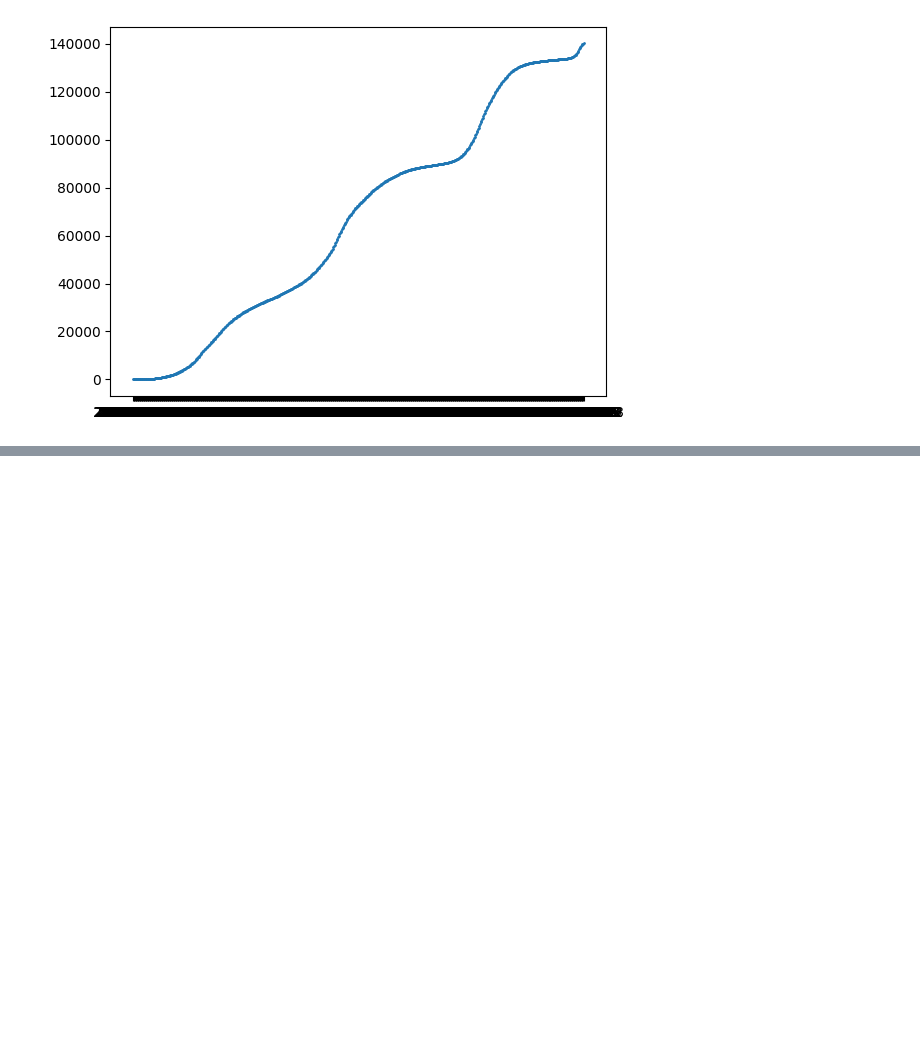
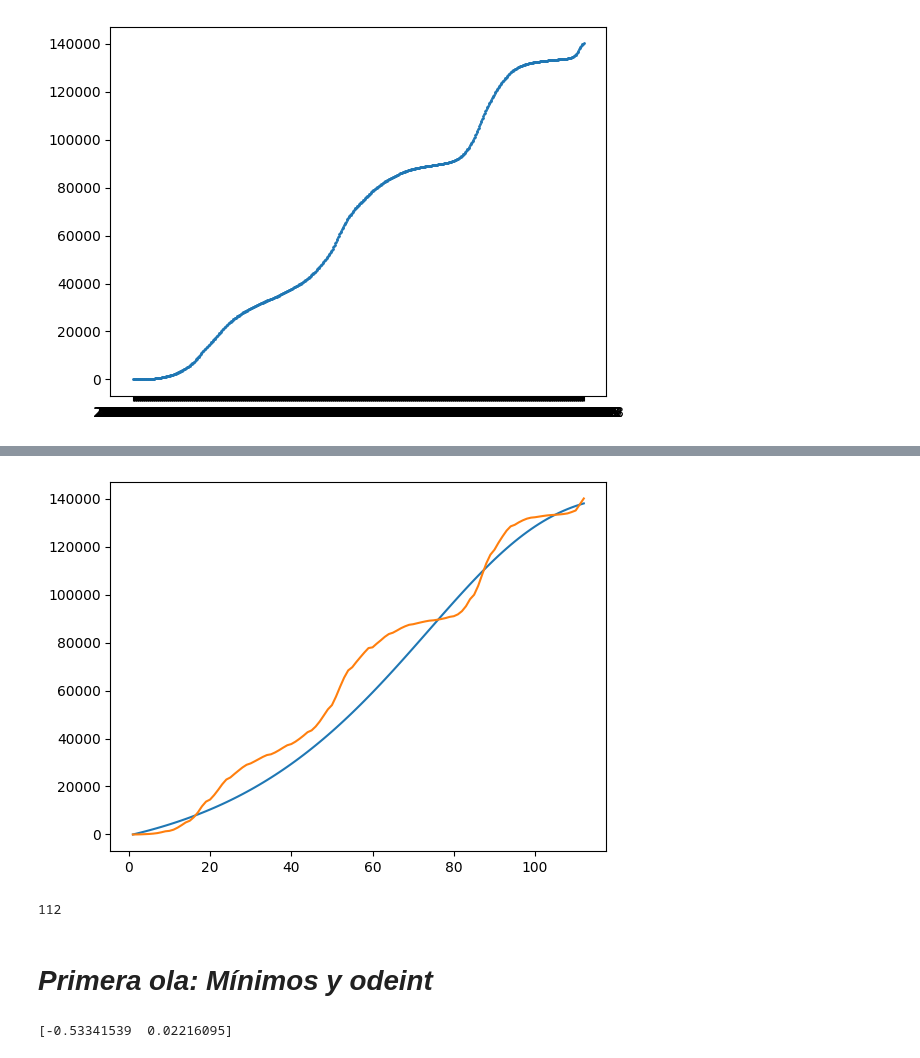
Before and after one commit to MCPMAlf/An-lisis-de-Datos, a Jupyter notebook: Proyecto3.ipynb, the cells around one changed output, grey strips where cells are left out. Saved outputs shown, nothing was run; the diff lists cells and outputs as text; code cells hidden in the pictures; blank space fills up the shorter version.

Commit message:
Primera aproximación de la primera ola usando Odeint.

```diff
--- a/Proyecto3.ipynb
+++ b/Proyecto3.ipynb
@@ -63,0 +142,10 @@ plt.scatter(Datos['FECHA_SINTOMAS'], Datos['Positivos_acumulados'], s = 1)
+# %%
+Acumulado_Semana = np.array(Datos.iloc[:,[1,3]].groupby('Semana').sum())
+
+for i in range(1, len(Acumulado_Semana)):
+  Acumulado_Semana[i] = Acumulado_Semana[i-1] + Acumulado_Semana[i]
+
+Acumulado_Semana = Acumulado_Semana.T.reshape(112,)
+Semanas = np.array(Datos['Semana'].unique())
+
+Acumulado_Semana
@@ -64 +167,67 @@ plt.scatter(Datos['FECHA_SINTOMAS'], Datos['Positivos_acumulados'], s = 1)
+# %%
+g_Inicial, b_Inicial = 405.056999909218, 405.091000100108500178
+#Definición del modelo
+def SIR(y,t):
+
+	beta = b_Inicial
+	gamma = g_Inicial
+
+	S=y[0]
+	I=y[1]
+	A=y[2]
+
+	N=S+I
+
+	dS = -beta * S*I/N
+	dI = beta * S*I/N - gamma*I
+	#dR = gamma*I
+	dA = beta * S*I/N
+
+	return np.array([dS,dI,dA])
+
+sol = odeint(SIR, [142000,1,1], Semanas)
+
+#plt.plot(Semanas,sol[:,0])
+#plt.plot(Semanas,sol[:,1])
+plt.plot(Semanas,sol[:,2])
+plt.plot(Semanas,Acumulado_Semana)
+plt.show()
+
+len(Acumulado_Semana)
+# %% [output]
+[figure, added]
+112
+# %% [markdown]
+# ***Primera ola: Mínimos y odeint***
+# %%
+def Fun(t,gamma,beta):
+
+  #Definición del modelo
+  def SIR_Mod(y,t):
+    S=y[0]
+    I=y[1]
+    A=y[2]
+
+    N=S+I
+
+    dS = -beta * S*I/N
+    dI = beta * S*I/N - gamma*I
+    #dR = gamma*I
+    dA = beta * S*I/N
+
+    return np.array([dS,dI,dA])
+
+  Sol_Mod = odeint(SIR_Mod,[142000,1,1],t)
+
+  return Sol_Mod[:,2]
+
+  #Parámteros Gama y Beta iniciales
+#g_Inicial, b_Inicial = 0.4, 0.2
+
+#Solución del sistema usando odeint
+Parametros_Aprox, cov = optimize.curve_fit(Fun, Semanas, Acumulado_Semana)
+print(Parametros_Aprox)
+gamma_Aprox, beta_Aprox = Parametros_Aprox
+# %% [output]
+[-0.53341539  0.02216095]
 # %%
```
Also changed, not shown: parts of 10 cells of this notebook.
